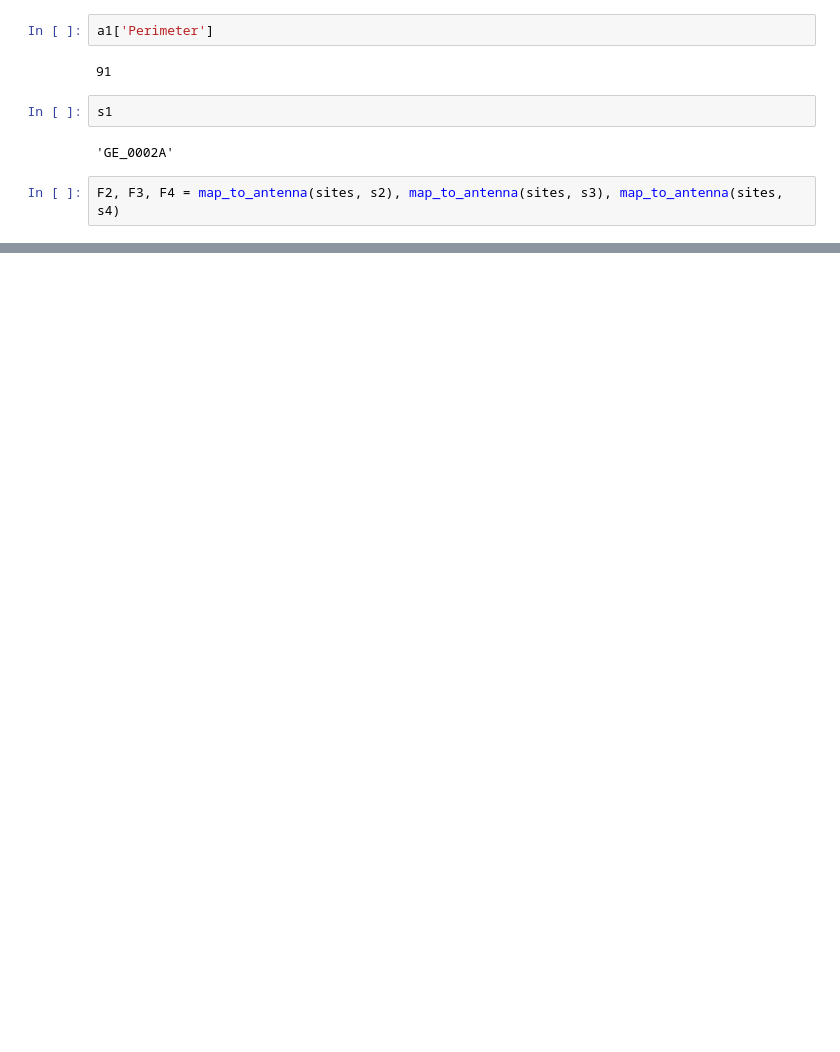
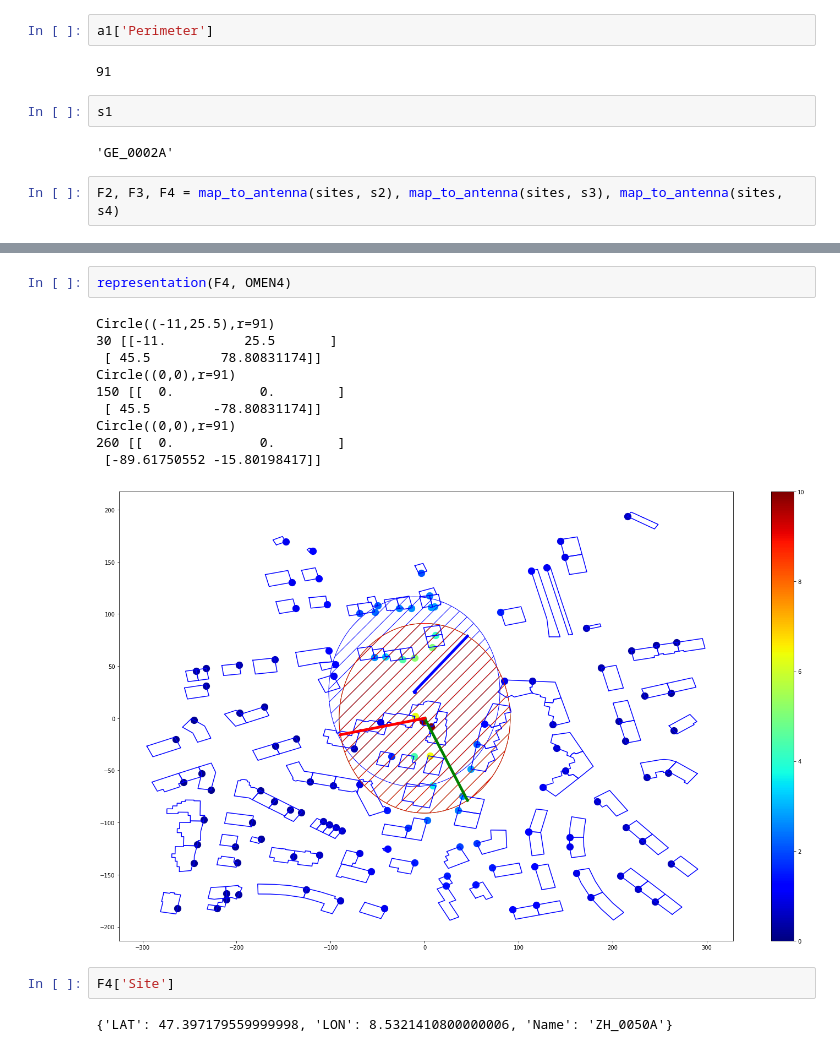
Before and after one commit to VincentMatthys/OMEN, a Jupyter notebook: Visualisation.ipynb, the cells around one changed output, grey strips where cells are left out. Cells and saved outputs as stored; diff of their text form; blank space fills up the shorter version.

```diff
--- a/Visualisation.ipynb
+++ b/Visualisation.ipynb
@@ -654,0 +826,17 @@ SyntaxError: invalid syntax (<ipython-input-643-f3123101641d>, line 1)
+# %%
+representation(F4, OMEN4)
+# %% [output]
+Circle((-11,25.5),r=91)
+30 [[-11.          25.5       ]
+ [ 45.5         78.80831174]]
+Circle((0,0),r=91)
+150 [[  0.           0.        ]
+ [ 45.5        -78.80831174]]
+Circle((0,0),r=91)
+260 [[  0.           0.        ]
+ [-89.61750552 -15.80198417]]
+[figure, added]
+# %%
+F4['Site']
+# %% [output]
+{'LAT': 47.397179559999998, 'LON': 8.5321410800000006, 'Name': 'ZH_0050A'}
```
Also changed, not shown: parts of 21 cells of this notebook, 5 other files.
